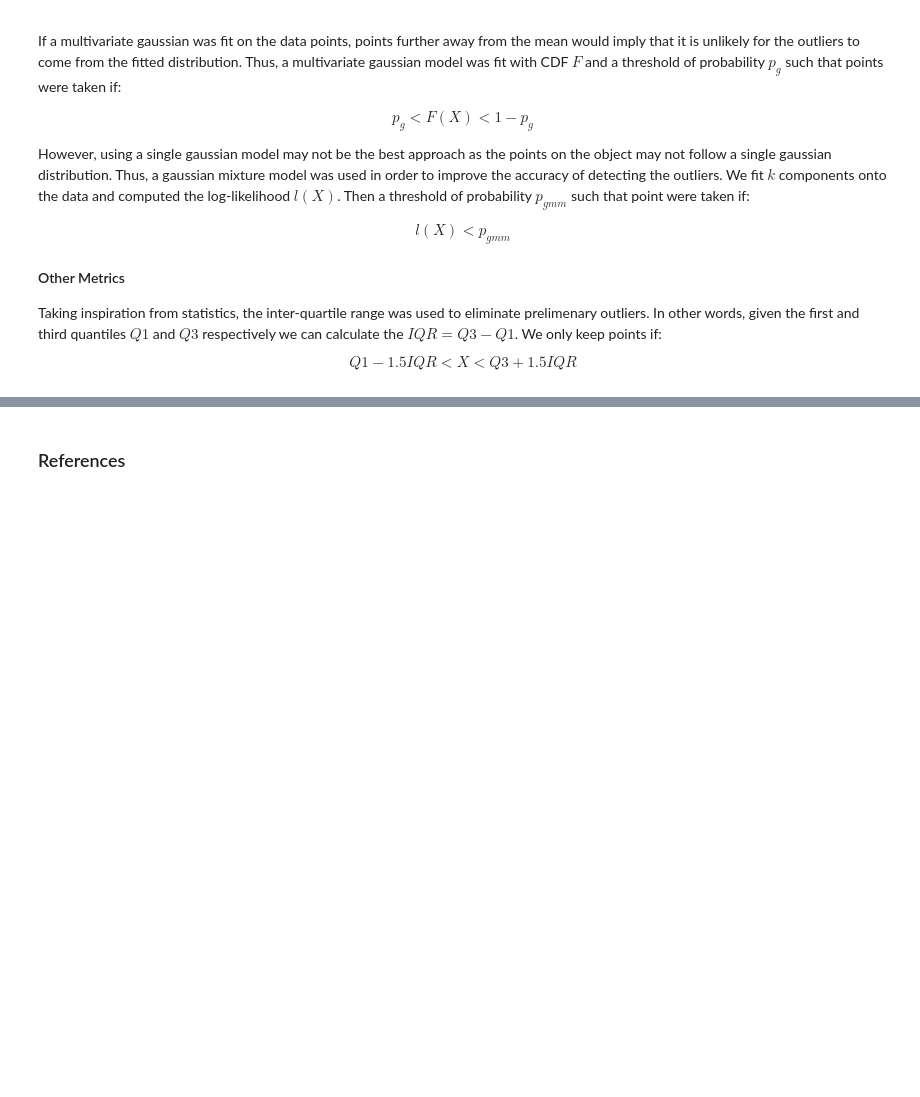
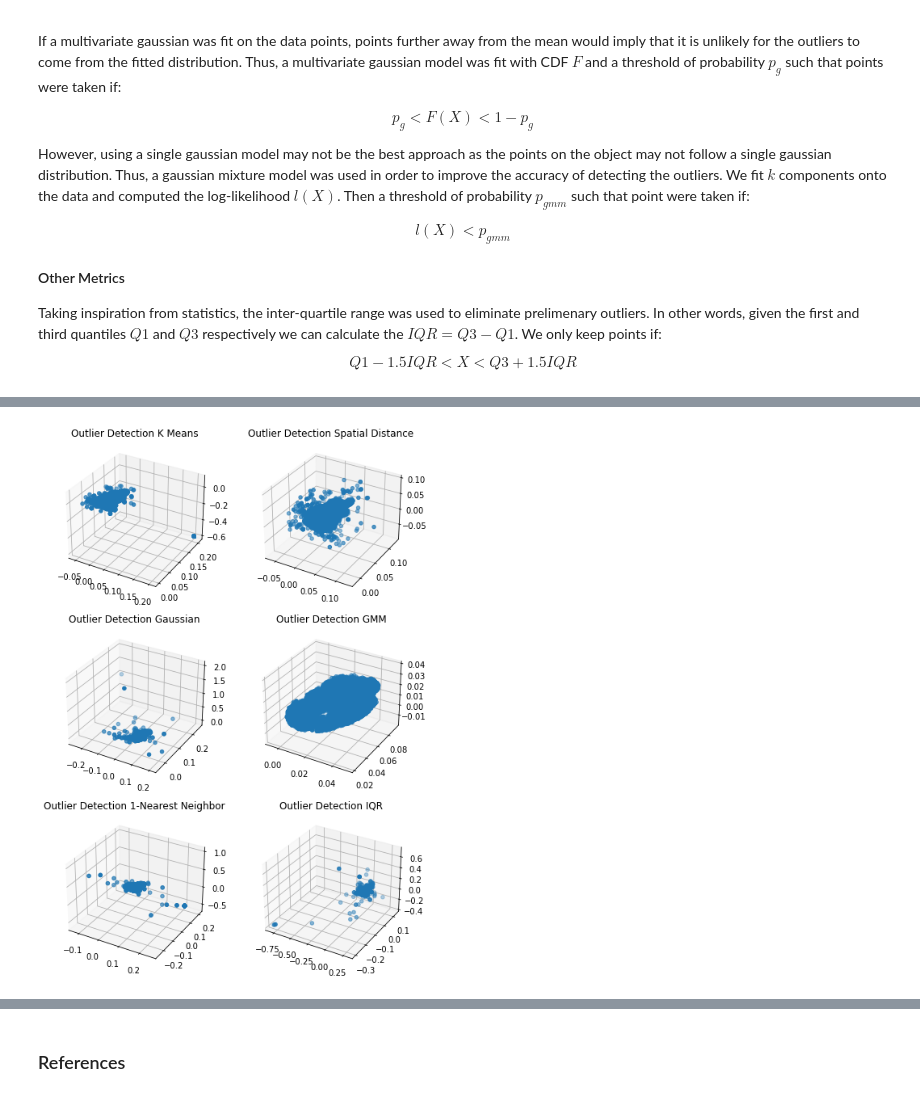
Before and after one commit to mingyuwoo98/volumetric-surface-reconstruction, a Jupyter notebook: Report.ipynb, the cells around one changed output, grey strips where cells are left out. Saved outputs shown, nothing was run; the diff lists cells and outputs as text; code cells hidden in the pictures; blank space fills up the shorter version.

```diff
--- a/Report.ipynb
+++ b/Report.ipynb
@@ -311,3 +377,23 @@ $$l(X) < p_{gmm}$$
 Taking inspiration from statistics, the inter-quartile range was used to eliminate prelimenary outliers. In other words, given the first and third quantiles $Q1$ and $Q3$ respectively we can calculate the $IQR = Q3-Q1$. We only keep points if:
 
 $$Q1 - 1.5 IQR < X < Q3 + 1.5 IQR$$
+# %%
+with open('X_C_I_DinoRing_list.pkl', 'rb') as handle:
+       X_C_I_list = pkl.load(handle)
+
+X_list = X_C_I_list[0]
+X = np.vstack(X_list).squeeze(axis = 2).T
+X = X.T
+
+# Distance Metrics:
+
+X_kmeans = kmeans(X, k = 200, threshold = 10, ismean = False)
+X_spatial = spatial_cutoff(X, threshold = 0.1, ifmean = False)
+
+# Gaussian Metrics:
+X_gaussian = gaussian(X, ismean=False, alpha = 0.05)
+X_gmm = gmm_cutoff(X, k = 4, threshold = 8)
+
+# Other Metrics:
+X_nn = nearestn(X, n_neighbor = 1, n_int = 1, threshold = 0.001)
+X_IQR = IQR_test(X)
@@ -313,0 +416,13 @@ $$Q1 - 1.5 IQR < X < Q3 + 1.5 IQR$$
+# %%
+fig = plt.figure(4,figsize = (8, 12))
+
+plot_3d(X_kmeans,'Outlier Detection K Means', fig.add_subplot(321,projection='3d'))
+plot_3d(X_spatial,'Outlier Detection Spatial Distance', fig.add_subplot(322,projection='3d'))
+plot_3d(X_gaussian,'Outlier Detection Gaussian', fig.add_subplot(323,projection='3d'))
+plot_3d(X_gmm,'Outlier Detection GMM', fig.add_subplot(324,projection='3d'))
+plot_3d(X_nn,'Outlier Detection 1-Nearest Neighbor', fig.add_subplot(325,projection='3d'))
+plot_3d(X_IQR,'Outlier Detection IQR', fig.add_subplot(326,projection='3d'))
+
+plt.show()
+# %% [output]
+[figure, added]
```
Also changed, not shown: parts of 31 cells of this notebook, 7 other files.
